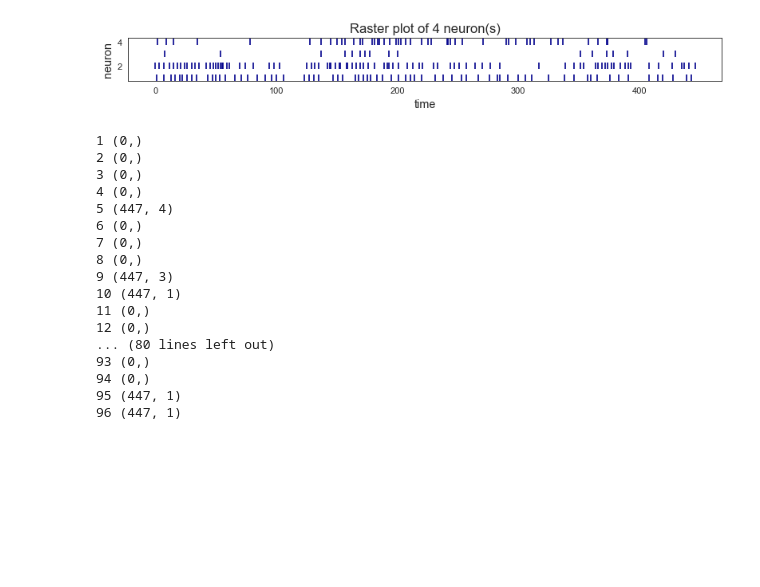
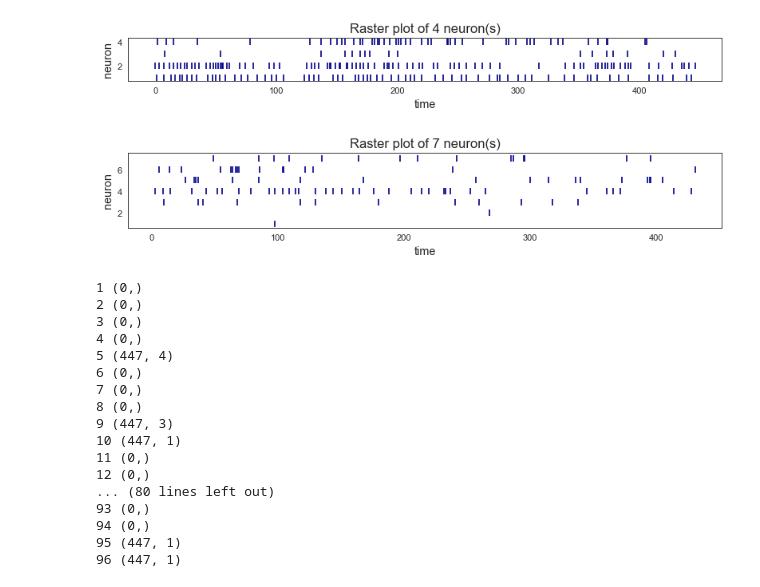
Before and after one commit to daphnecor/Spatial, a Jupyter notebook: New_tools.ipynb, the cells around one changed output. Drawn from its saved outputs; the diff is of its cells as text; code cells hidden in the pictures; blank space fills up the shorter version.

```diff
--- a/New_tools.ipynb
+++ b/New_tools.ipynb
@@ -343,6 +348,10 @@ sum(cell_distribution_PMd) # total number of neurons on PMd arr
 make_raster(espike_dict_M1[5])
 # %% [output]
 [figure]
+# %%
+make_raster(espike_dict_PMd[7])
+# %% [output]
+[figure, added]
 # %%
 for key, value in espike_dict_M1.items():
     print(key, value.shape)
```
Also changed, not shown: parts of 2 cells of this notebook, 4 other files.
